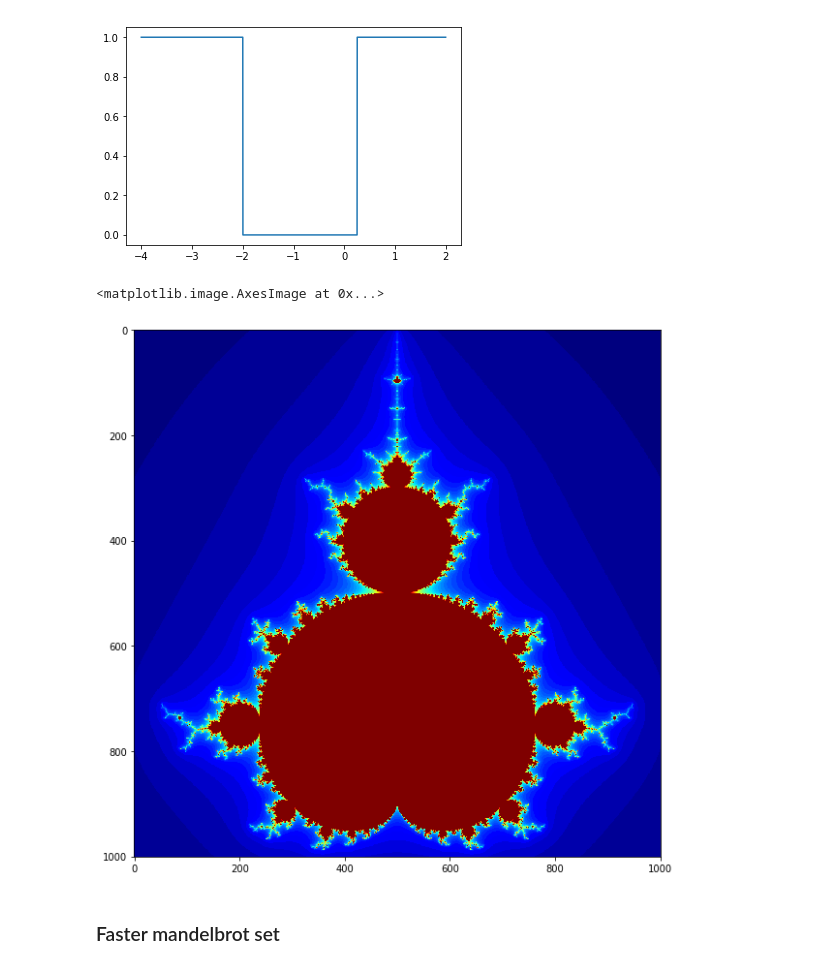
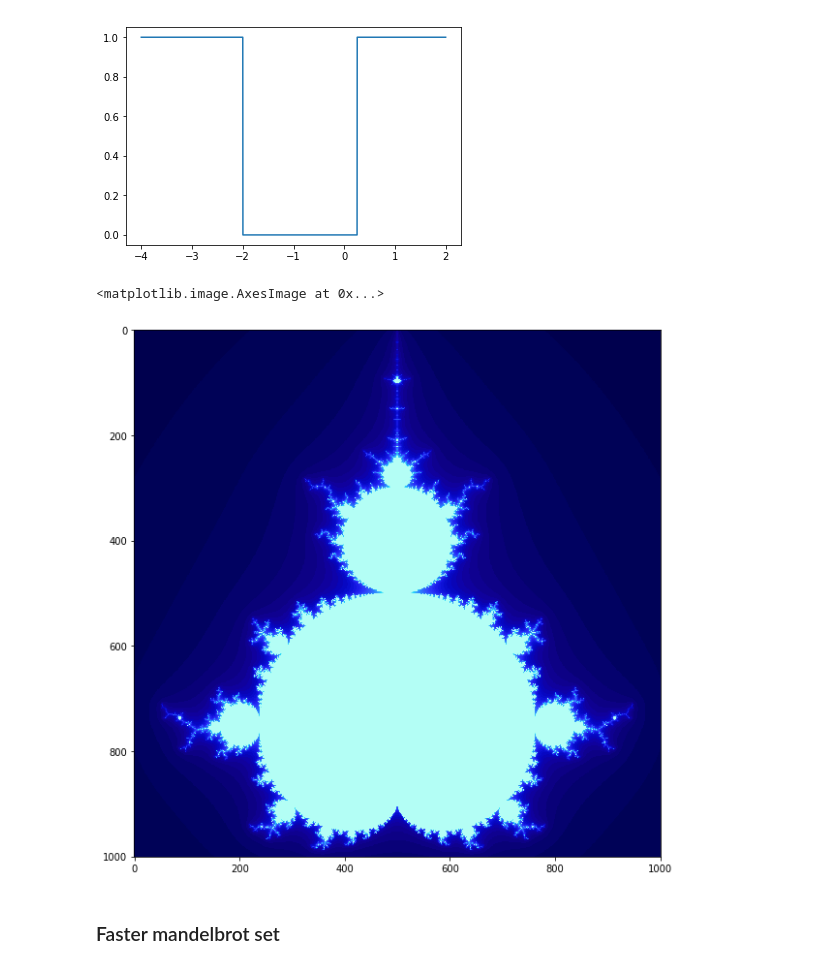
Before and after one commit to rmartinshort/EPS109_fall2018, a Jupyter notebook: Mandelbrot_set.ipynb, the cells around one changed output. Cells and saved outputs as stored; diff of their text form; code cells hidden in the pictures.

```diff
--- a/Mandelbrot_set.ipynb
+++ b/Mandelbrot_set.ipynb
@@ -4,4 +5,7 @@ import matplotlib.pyplot as plt
 %matplotlib inline
+# %%
+cmap_1 = cc.m_linear_kry_5_95_c72
+cmap_2 = cc.m_kbc
 # %%
 def mandelbrot(z,C,Nmax=50,Zlim=50):
 
@@ -55,10 +59,10 @@ for i in range(len(x)):
         A[i,j] = mandelbrot(z0,C,Nmax=50)
 # %%
 plt.figure(figsize=(10,10))
-plt.imshow(A,interpolation='nearest',cmap='jet')
+plt.imshow(A,interpolation='nearest',cmap=cmap_2)
 # %% [output]
 <matplotlib.image.AxesImage at 0x...>
-[figure, old version]
+[figure, new version]
 # %% [markdown]
 ### Faster mandelbrot set
 # %%
```
Also changed, not shown: parts of 5 cells of this notebook.
